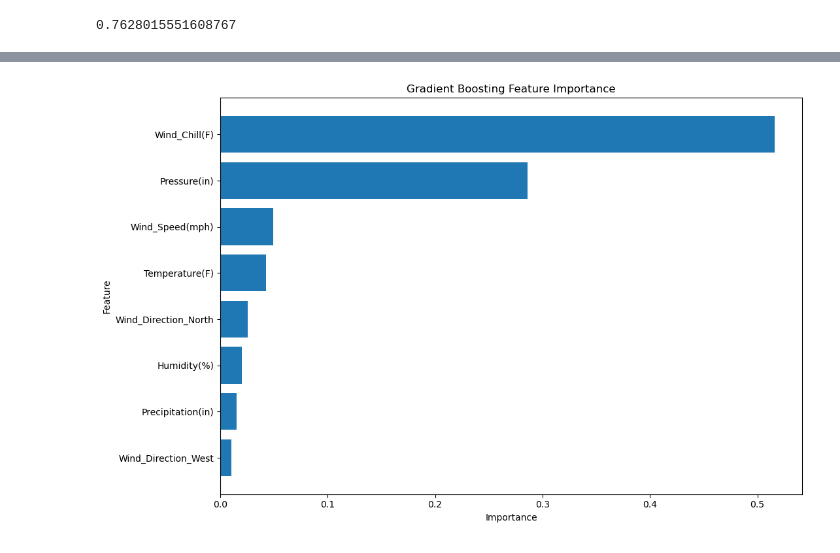
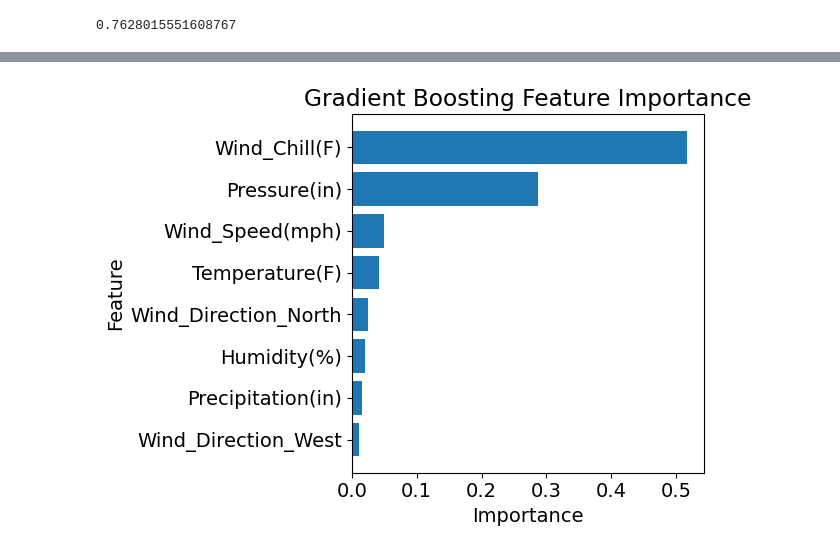
Before and after one commit to fletchmur/car-accidents, a Jupyter notebook: weather_stuff.ipynb, the cells around one changed output, grey strips where cells are left out. Cells and saved outputs as stored; diff of their text form; code cells hidden in the pictures.

```diff
--- a/weather_stuff.ipynb
+++ b/weather_stuff.ipynb
@@ -133,15 +135,15 @@ Worst Features [(np.float64(0.0), 'Wind_Direction_ENE'), (np.float64(3.160786441
 # %%
 importances = gb.feature_importances_
 k = len(importances) // 4
 indices = np.argsort(importances)[-k:]
 
-plt.figure(figsize=(11, 7))
+# plt.figure(figsize=(11, 7))
 plt.barh(range(len(indices)), importances[indices])
 plt.yticks(range(len(indices)), feature_names[indices])
 plt.title('Gradient Boosting Feature Importance')
 plt.xlabel('Importance')
 plt.ylabel('Feature')
 plt.tight_layout()
 plt.savefig("figures/boosting_feature_importance")
 # %% [output]
-[figure, old version]
+[figure, new version]
```
Also changed, not shown: parts of 4 cells of this notebook.
